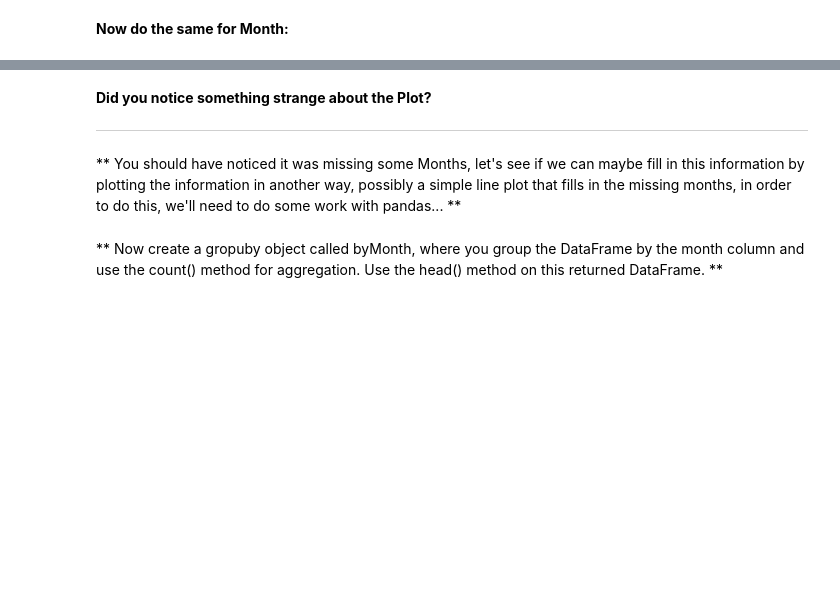
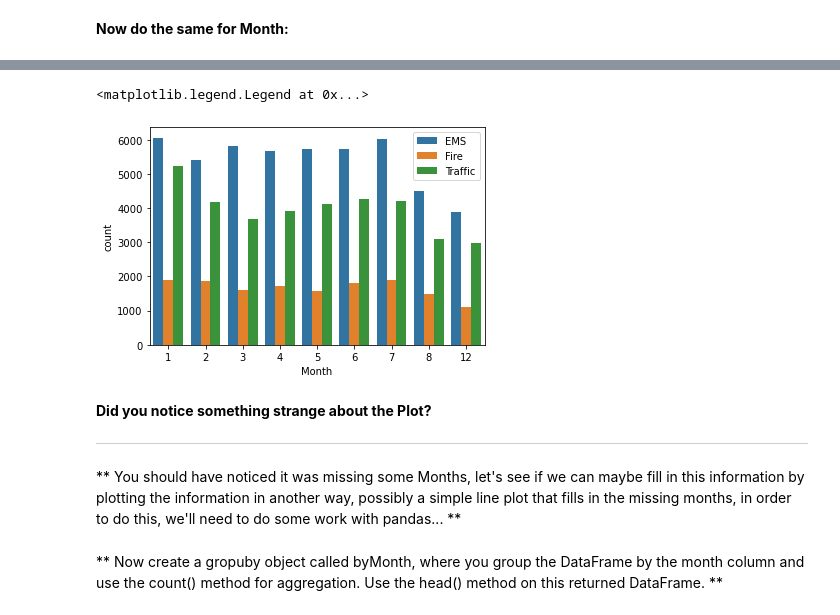
Before and after one commit to gjbergues/curso_DS, a Jupyter notebook: notebooks/08-911 Calls.ipynb, the cells around one changed output, grey strips where cells are left out. Saved outputs shown, nothing was run; the diff lists cells and outputs as text; code cells hidden in the pictures; blank space fills up the shorter version.

```diff
--- a/notebooks/08-911 Calls.ipynb
+++ b/notebooks/08-911 Calls.ipynb
@@ -164,3 +200,9 @@ str
+# %%
+sns.countplot(x="Month", hue= "RandD", data=df)
+plt.legend(bbox_to_anchor=(1.0, 1.0))
+# %% [output]
+<matplotlib.legend.Legend at 0x...>
+[figure, added]
 # %% [markdown]
 **Did you notice something strange about the Plot?**
 
```
Also changed, not shown: parts of 18 cells of this notebook.
